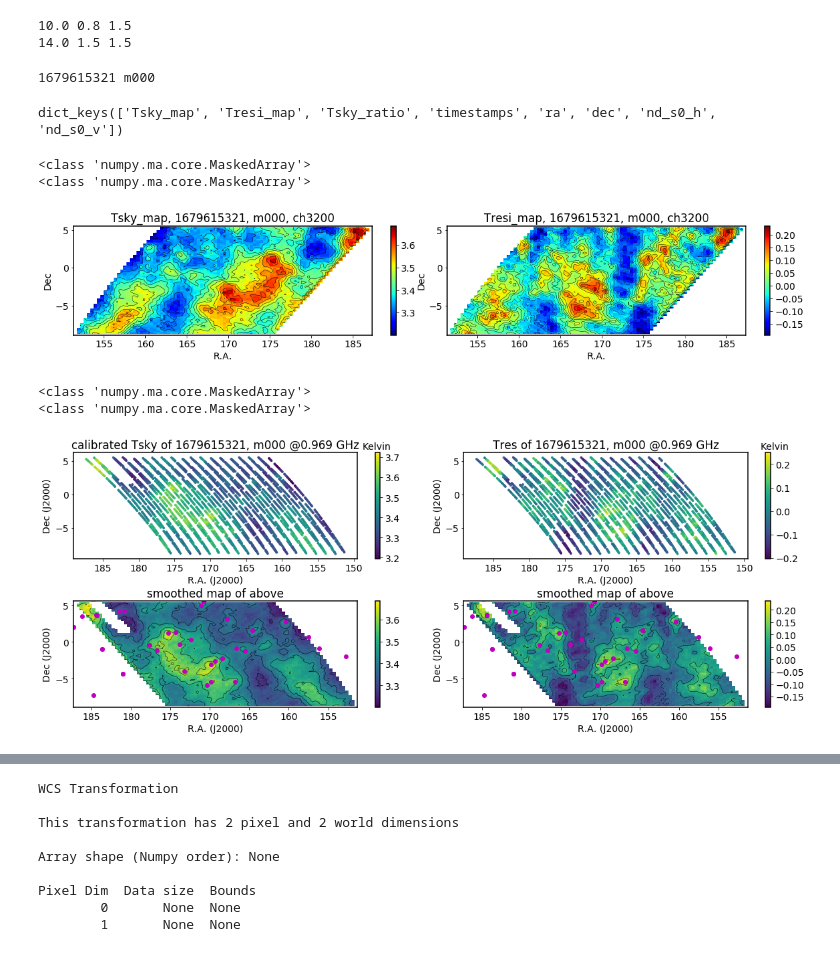
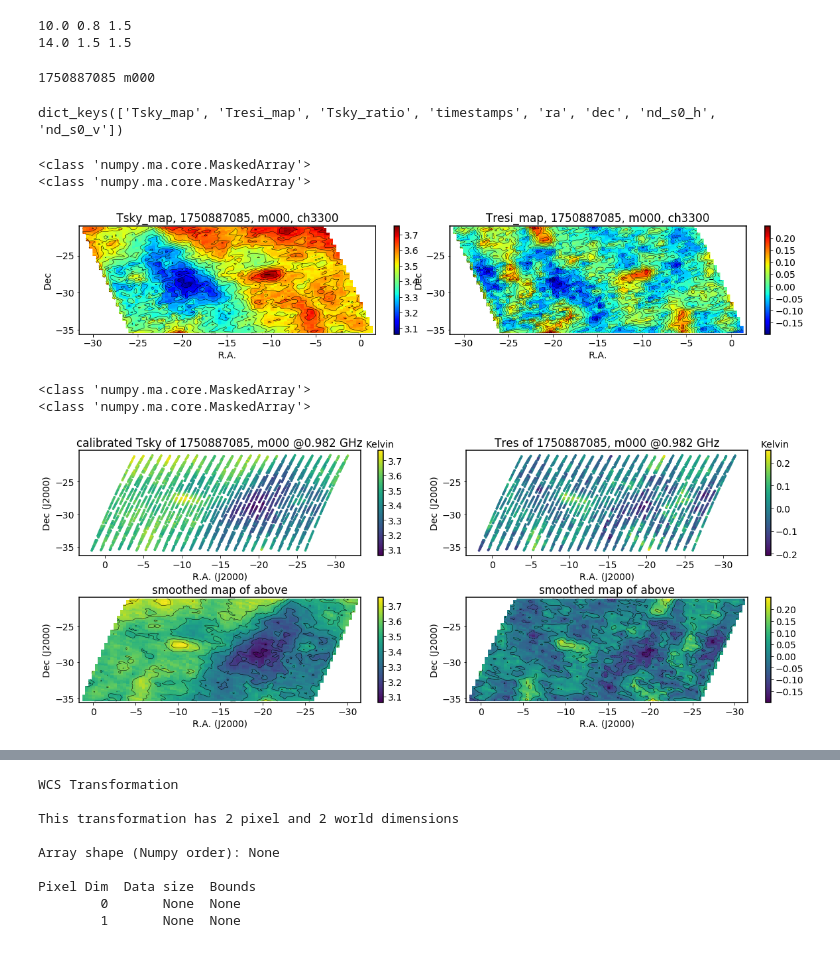
Before and after one commit to astro-tyliu/katcali_pipeline, a Jupyter notebook: level5/KATcali_UHF_level5.ipynb, the cells around one changed output, grey strips where cells are left out. Saved outputs shown, nothing was run; the diff lists cells and outputs as text; code cells hidden in the pictures.

```diff
--- a/level5/KATcali_UHF_level5.ipynb
+++ b/level5/KATcali_UHF_level5.ipynb
@@ -53,30 +53,19 @@ print  (plt.rcParams['font.size'], plt.rcParams[u'axes.linewidth'],plt.rcParams[
 # %%
 p_radec=np.loadtxt('radio_source_fsky.txt')
 # %%
-ch_plot=3200
+ch_plot=3300
-# %%
-# # desi 1
-# input_name = "level4_1675021905_20250609_150000"
-# fname='1675021905'
-# ant='m001'
-# input_name = "level4_1675623808_20250609_150000"
-# fname='1675623808'
-# ant='m060'
-
-# desi 2
-# input_name = "level4_1677011008_20250714_050000"
-# fname='1677011008'
-# ant='m000'
-input_name = "level4_1679615321_20250714_050000"
-fname='1679615321'
-ant='m000'
-
-print (fname, ant)
-# %% [output]
-1679615321 m000
+# %%
+field = 'BOX13'
+input_name = "BOX13_20251015_090000"
+fname='1750887085'
+ant='m000'
+
+print (fname, ant)
+# %% [output]
+1750887085 m000
 # %%
 #input_file='/idia/projects/hi_im/raw_vis/MeerKLASS2021/level4/data/'
-input_file=f'../level4/results/py_results/{input_name}/{fname}_{ant}/'
+input_file=f'../level4/results/py_results/{input_name}/'
 output_file='./results/jupyter_results/'
 # %%
 d1=pickle.load(open(input_file+fname+'_'+ant+'_level4_data','rb'), encoding='latin-1')
@@ -86,34 +75,50 @@ dict_keys(['Tsky_map', 'Tresi_map', 'Tsky_ratio', 'timestamps', 'ra', 'dec', 'nd
 # %%
 ra=d1['ra']
 dec=d1['dec']
 Tresi_map=d1['Tresi_map']
 Tsky_map=d1['Tsky_map']
 nd_s0=d1['nd_s0_h']
+
+# Tsky_map.mask[np.where(ra>180)[0], :] = True
+# Tresi_map.mask[np.where(ra>180)[0], :] = True
+
+ra1=ra.copy()
+if np.max(ra1[nd_s0]) - np.min(ra1[nd_s0]) > 300:
+    ra1[ra>180]-=360
+
+# ra1=ra.copy()
+# for i in range(len(ra)):
+#     if ra[i]>180:
+#         ra1[i]=ra[i]-360
+
+# ra = ra1.copy()
+# ra += 180
+
 plt.figure(figsize=(20,3))
 plt.subplots_adjust (wspace=0.0, hspace=0.2)
 plt.subplot(121)
 p_data=Tsky_map[:,ch_plot]
 try:
-    kv.plot_data(ra,dec, p_data,gsize=90)
+    kv.plot_data(ra1,dec, p_data,gsize=90)
 except(Exception):
-    kv.plot_data(ra,dec, np.zeros_like(ra),gsize=90)
+    kv.plot_data(ra1,dec, np.zeros_like(ra1),gsize=90)
 plt.xlabel('R.A.')
 plt.ylabel('Dec')
 plt.title('Tsky_map, '+fname+', '+ant+', ch'+str(ch_plot))
 plt.subplot(122)
 p_data=Tresi_map[:,ch_plot]
 try:
-    kv.plot_data(ra,dec, p_data,gsize=90)
+    kv.plot_data(ra1,dec, p_data,gsize=90)
 except(Exception):
-    kv.plot_data(ra,dec, np.zeros_like(ra),gsize=90)
+    kv.plot_data(ra1,dec, np.zeros_like(ra1),gsize=90)
 plt.xlabel('R.A.')
 plt.ylabel('Dec')
 plt.title('Tresi_map, '+fname+', '+ant+', ch'+str(ch_plot))
 plt.show()
 # %% [output]
 <class 'numpy.ma.core.MaskedArray'>
 <class 'numpy.ma.core.MaskedArray'>
-[figure, old version]
+[figure, new version]
 # %%
 freqs=kio.cal_freqs_UHF(range(4096))
 freqs = np.array(freqs)
@@ -123,7 +128,7 @@ plt.figure(figsize=(20,7))
 plt.subplots_adjust(wspace=0.1,hspace=.4)
 ax=plt.subplot(221)
 p_data=Tsky_map[:,ch_plot]
-plt.scatter(ra,dec, c=p_data, vmin=p_data.min(),vmax=p_data.max(), s=8, cmap=kv.cmap1())
+plt.scatter(ra1,dec, c=p_data, vmin=p_data.min(),vmax=p_data.max(), s=8, cmap=kv.cmap1())
 ax.invert_xaxis()
 plt.title('calibrated Tsky of '+str(fname)+', '+str(ant)+ ' @'+ str(round(freqs[ch_plot]/1e9,3))+' GHz')
 plt.xlabel('R.A. (J2000)')
@@ -132,7 +137,7 @@ clb = plt.colorbar()
 clb.set_label('Kelvin', labelpad=-35, y=1.1, rotation=0)
 ax=plt.subplot(222)
 p_data=Tresi_map[:,ch_plot]
-plt.scatter(ra,dec, c=p_data, vmin=p_data.min(),vmax=p_data.max(), s=8, cmap=kv.cmap1())
+plt.scatter(ra1,dec, c=p_data, vmin=p_data.min(),vmax=p_data.max(), s=8, cmap=kv.cmap1())
 ax.invert_xaxis()
 plt.title('Tres of '+str(fname)+', '+str(ant)+ ' @'+ str(round(freqs[ch_plot]/1e9,3))+' GHz')
 plt.xlabel('R.A. (J2000)')
@@ -141,7 +146,7 @@ clb = plt.colorbar()
 clb.set_label('Kelvin', labelpad=-35, y=1.1, rotation=0)
 ax=plt.subplot(223)
 p_data=Tsky_map[nd_s0,ch_plot]
-kv.plot_mdata(ra[nd_s0],dec[nd_s0], p_data,gsize=plot_gsize, grid_method='linear', levels=6, x_mask=1, y_mask=2, cmap=kv.cmap1())
+kv.plot_mdata(ra1[nd_s0],dec[nd_s0], p_data,gsize=plot_gsize, grid_method='linear', levels=6, x_mask=1, y_mask=2, cmap=kv.cmap1())
 ax.invert_xaxis()
 plt.plot(p_radec[:,0],p_radec[:,1],'mo')
 plt.title('smoothed map of above')
@@ -149,7 +154,7 @@ plt.xlabel('R.A. (J2000)')
 plt.ylabel('Dec (J2000)')
 ax=plt.subplot(224)
 p_data=Tresi_map[nd_s0,ch_plot]
-kv.plot_mdata(ra[nd_s0],dec[nd_s0], p_data,gsize=plot_gsize, grid_method='linear', levels=6, x_mask=1, y_mask=2, cmap=kv.cmap1())
+kv.plot_mdata(ra1[nd_s0],dec[nd_s0], p_data,gsize=plot_gsize, grid_method='linear', levels=6, x_mask=1, y_mask=2, cmap=kv.cmap1())
 ax.invert_xaxis()
 plt.plot(p_radec[:,0],p_radec[:,1],'mo')
 plt.title('smoothed map of above')
@@ -160,7 +165,7 @@ plt.show()
 # %% [output]
 <class 'numpy.ma.core.MaskedArray'>
 <class 'numpy.ma.core.MaskedArray'>
-[figure, old version]
+[figure, new version]
 # %%
 #set the sky area to be pixelized
 # desi 1
```
Also changed, not shown: parts of 10 cells of this notebook, 24 other files.
